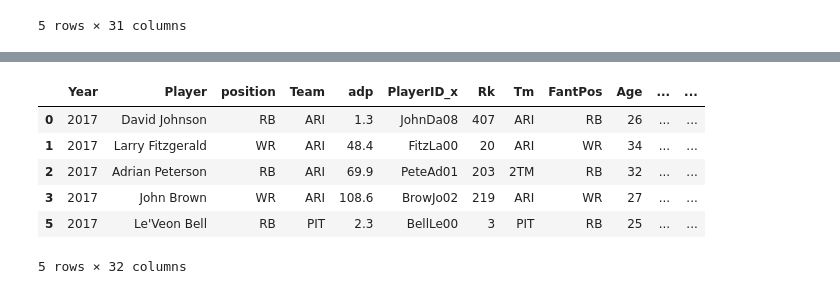
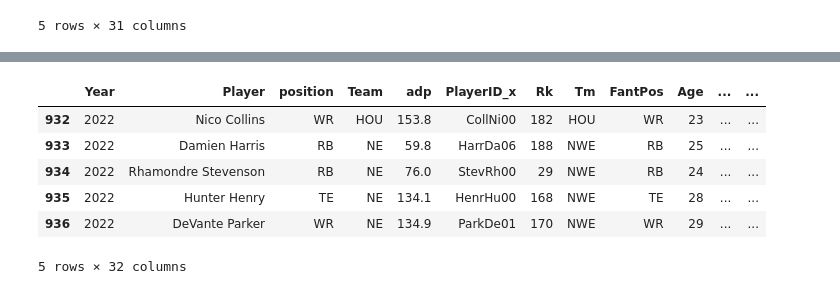
Before and after one commit to vineelbhatti/FantasyFootball, a Jupyter notebook: FantasyFootball.ipynb, the cells around one changed output, grey strips where cells are left out. Drawn from its saved outputs; the diff is of its cells as text; code cells hidden in the pictures.

```diff
--- a/FantasyFootball.ipynb
+++ b/FantasyFootball.ipynb
@@ -8,7 +8,7 @@ import matplotlib.pyplot as plt
 import plotly.express as px
 # %%
 #Open full, unmodified dataset
-full_df = pd.read_csv("adp_merged_7_17.csv")
+full_df = pd.read_csv("/content/drive/MyDrive/Colab Notebooks/Data/FantasyFootballData/adp_merged_7_17.csv")
 print(full_df.head())
 # %% [output]
    Year             name position team  adp  PlayerID
@@ -77,7 +77,7 @@ df_2019 = full_df[full_df['Year'] == 2019]
 df_2018 = full_df[full_df['Year'] == 2018]
 
 
-df_stats = pd.read_csv("fantasy_merged_7_17.csv")
+df_stats = pd.read_csv("/content/drive/MyDrive/Colab Notebooks/Data/FantasyFootballData/fantasy_merged_7_17.csv")
 df_stats22 = df_stats[df_stats['Year'] == 2022]
 df_stats21 = df_stats[df_stats['Year'] == 2021]
 df_stats20 = df_stats[df_stats['Year'] == 2020]
@@ -184,20 +184,20 @@ fig.show()
 # %% [output]
 [interactive output not drawn]
 # %%
-win = pd.read_csv("Team Win Percentage - Sheet1 (1).csv")
+win = pd.read_csv("/content/drive/MyDrive/Colab Notebooks/Data/FantasyFootballData/Team Win Percentage - Sheet1 (2).csv")
 
 df_win = pd.merge(df_allyears, win, on = ["Team", "Year"])
 df_winQB = df_win[df_win['position'] == "QB"]
 df_win = df_win[df_win['position'] != "QB"]
 
-df_win.head()
+df_win.tail()
 # %% [output]
 |  | Year | Player | position | Team | adp | PlayerID_x | Rk | Tm | FantPos | Age | ... | ... |
-| 0 | 2017 | David Johnson | RB | ARI | 1.3 | JohnDa08 | 407 | ARI | RB | 26 | ... | ... |
-| 1 | 2017 | Larry Fitzgerald | WR | ARI | 48.4 | FitzLa00 | 20 | ARI | WR | 34 | ... | ... |
-| 2 | 2017 | Adrian Peterson | RB | ARI | 69.9 | PeteAd01 | 203 | 2TM | RB | 32 | ... | ... |
-| 3 | 2017 | John Brown | WR | ARI | 108.6 | BrowJo02 | 219 | ARI | WR | 27 | ... | ... |
-| 5 | 2017 | Le'Veon Bell | RB | PIT | 2.3 | BellLe00 | 3 | PIT | RB | 25 | ... | ... |
+| 932 | 2022 | Nico Collins | WR | HOU | 153.8 | CollNi00 | 182 | HOU | WR | 23 | ... | ... |
+| 933 | 2022 | Damien Harris | RB | NE | 59.8 | HarrDa06 | 188 | NWE | RB | 25 | ... | ... |
+| 934 | 2022 | Rhamondre Stevenson | RB | NE | 76.0 | StevRh00 | 29 | NWE | RB | 24 | ... | ... |
+| 935 | 2022 | Hunter Henry | TE | NE | 134.1 | HenrHu00 | 168 | NWE | TE | 28 | ... | ... |
+| 936 | 2022 | DeVante Parker | WR | NE | 134.9 | ParkDe01 | 170 | NWE | WR | 29 | ... | ... |
 5 rows × 32 columns
 # %%
 df_winRB = df_win[df_win['position'] == "RB"]
```
Also changed, not shown: parts of 23 cells of this notebook.
